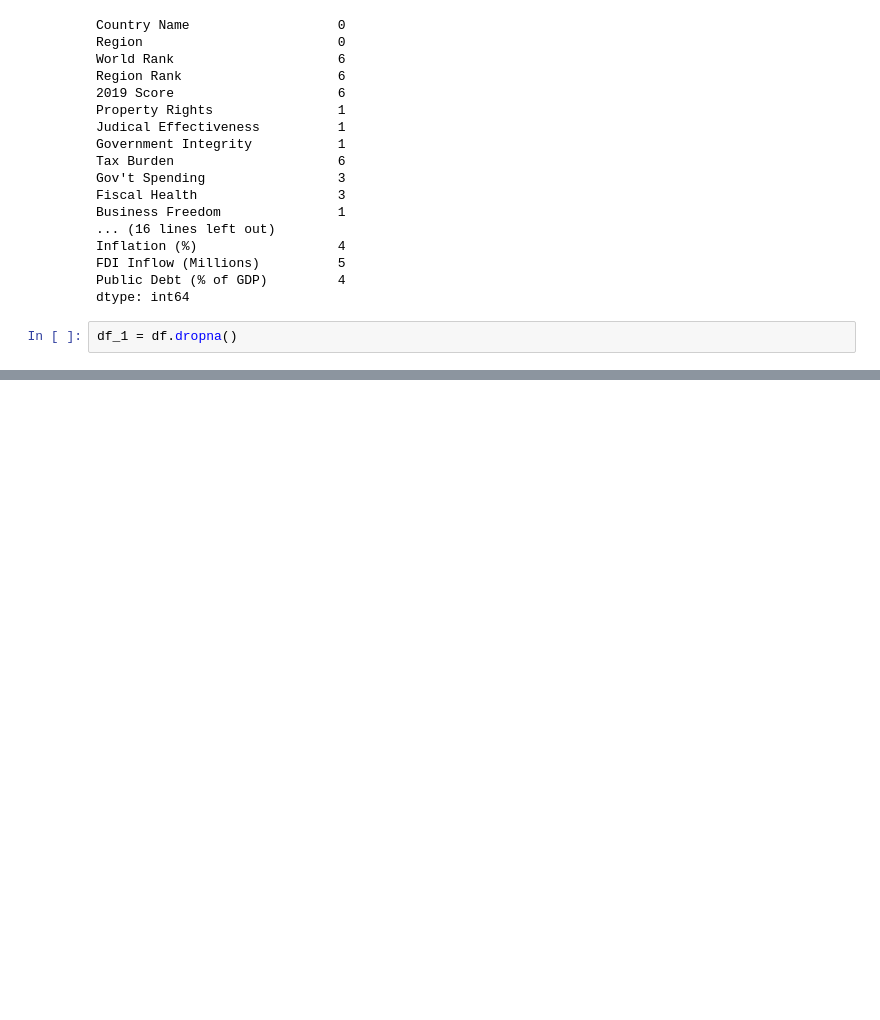
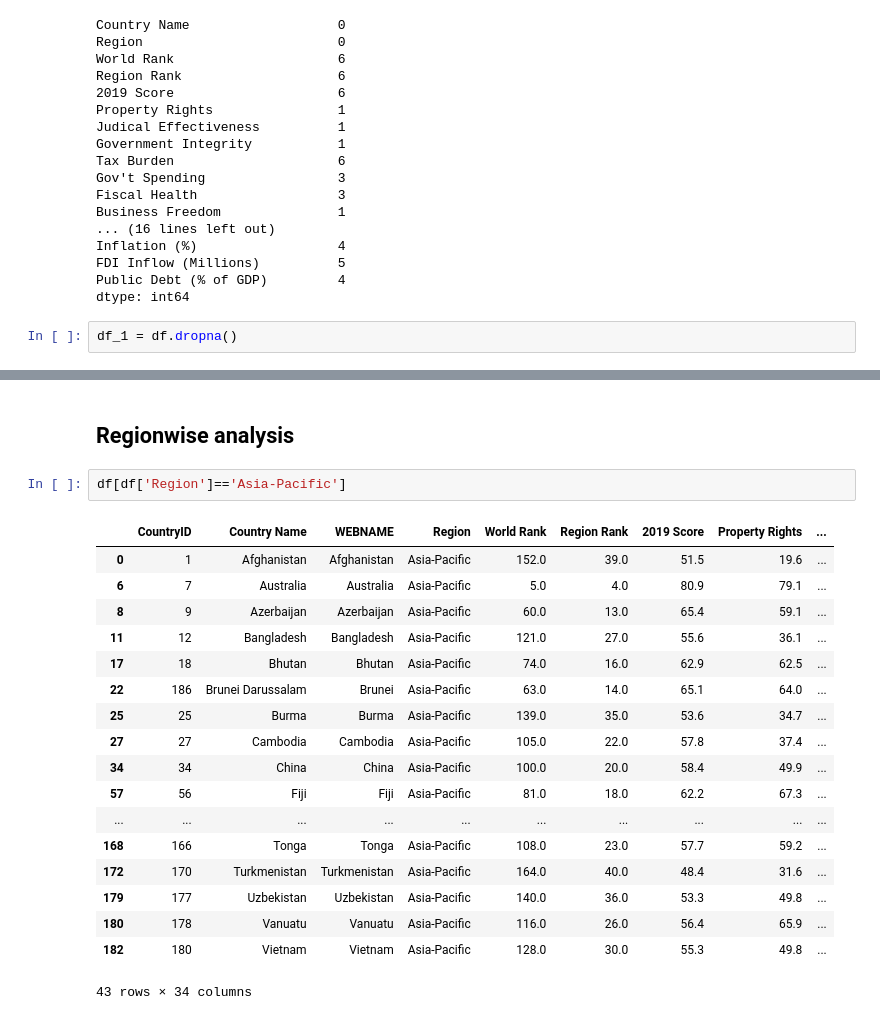
Before and after one commit to SadiaRana/WorldEconFree, a Jupyter notebook: World_Economics.ipynb, the cells around one changed output, grey strips where cells are left out. Drawn from its saved outputs; the diff is of its cells as text; blank space fills up the shorter version.

```diff
--- a/World_Economics.ipynb
+++ b/World_Economics.ipynb
@@ -86,0 +106,23 @@ df_1.shape
+# %% [markdown]
+## Regionwise analysis
+# %%
+df[df['Region']=='Asia-Pacific']
+# %% [output]
+|  | CountryID | Country Name | WEBNAME | Region | World Rank | Region Rank | 2019 Score | Property Rights | ... |
+| 0 | 1 | Afghanistan | Afghanistan | Asia-Pacific | 152.0 | 39.0 | 51.5 | 19.6 | ... |
+| 6 | 7 | Australia | Australia | Asia-Pacific | 5.0 | 4.0 | 80.9 | 79.1 | ... |
+| 8 | 9 | Azerbaijan | Azerbaijan | Asia-Pacific | 60.0 | 13.0 | 65.4 | 59.1 | ... |
+| 11 | 12 | Bangladesh | Bangladesh | Asia-Pacific | 121.0 | 27.0 | 55.6 | 36.1 | ... |
+| 17 | 18 | Bhutan | Bhutan | Asia-Pacific | 74.0 | 16.0 | 62.9 | 62.5 | ... |
+| 22 | 186 | Brunei Darussalam | Brunei | Asia-Pacific | 63.0 | 14.0 | 65.1 | 64.0 | ... |
+| 25 | 25 | Burma | Burma | Asia-Pacific | 139.0 | 35.0 | 53.6 | 34.7 | ... |
+| 27 | 27 | Cambodia | Cambodia | Asia-Pacific | 105.0 | 22.0 | 57.8 | 37.4 | ... |
+| 34 | 34 | China | China | Asia-Pacific | 100.0 | 20.0 | 58.4 | 49.9 | ... |
+| 57 | 56 | Fiji | Fiji | Asia-Pacific | 81.0 | 18.0 | 62.2 | 67.3 | ... |
+| ... | ... | ... | ... | ... | ... | ... | ... | ... | ... |
+| 168 | 166 | Tonga | Tonga | Asia-Pacific | 108.0 | 23.0 | 57.7 | 59.2 | ... |
+| 172 | 170 | Turkmenistan | Turkmenistan | Asia-Pacific | 164.0 | 40.0 | 48.4 | 31.6 | ... |
+| 179 | 177 | Uzbekistan | Uzbekistan | Asia-Pacific | 140.0 | 36.0 | 53.3 | 49.8 | ... |
+| 180 | 178 | Vanuatu | Vanuatu | Asia-Pacific | 116.0 | 26.0 | 56.4 | 65.9 | ... |
+| 182 | 180 | Vietnam | Vietnam | Asia-Pacific | 128.0 | 30.0 | 55.3 | 49.8 | ... |
+43 rows × 34 columns
```
Also changed, not shown: parts of 11 cells of this notebook.
